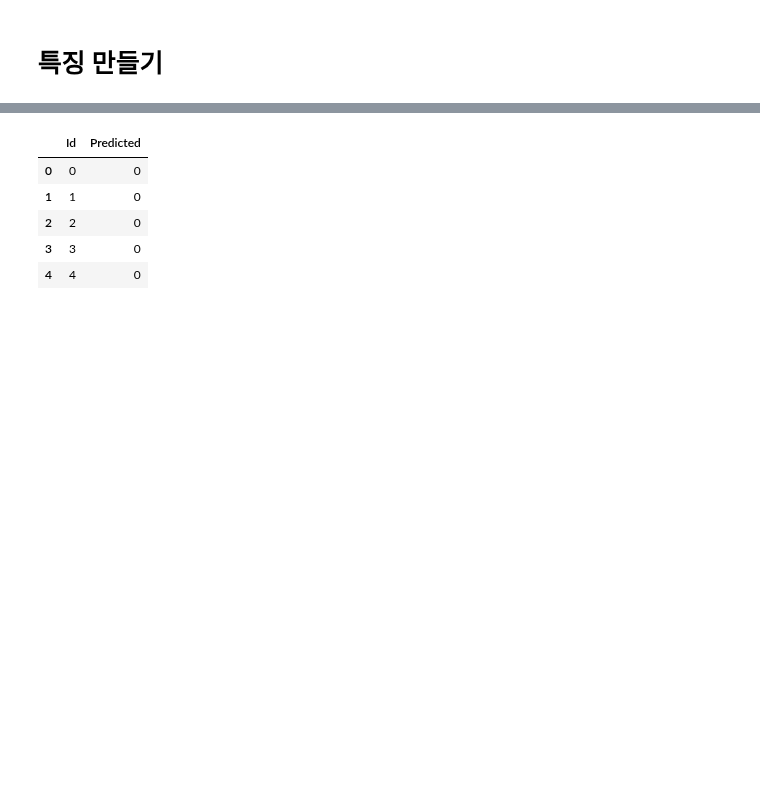
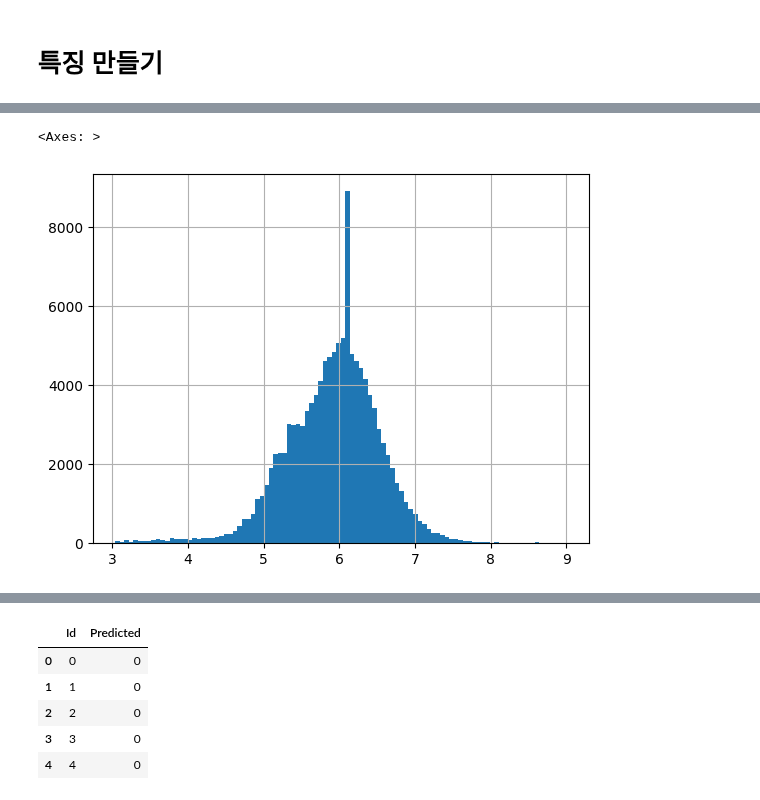
Before and after one commit to dlwls22/Hyundai_DT, a Jupyter notebook: CNC2.ipynb, the cells around one changed output, grey strips where cells are left out. Saved outputs shown, nothing was run; the diff lists cells and outputs as text; code cells hidden in the pictures; blank space fills up the shorter version.

```diff
--- a/CNC2.ipynb
+++ b/CNC2.ipynb
@@ -148,17 +148,21 @@ def estimate_rotation_speed(X2, X3, X4, X5_numeric, X6):
 
 train['Estimated_Rotation_Speed'] = estimate_rotation_speed(train['X2'], train['X3'], train['X4'], train['X5_numeric'], train['X6'])
 test['Estimated_Rotation_Speed'] = estimate_rotation_speed(test['X2'], test['X3'], test['X4'], test['X5_numeric'], test['X6'])
+# %%
+train['X2/X3'] = train['X2'] / train['X3']
+test['X2/X3'] = test['X2'] / test['X3']
 # %%
-cond_indices = train[(train['X2'] <= 500) | (train['X3'] <= 600) | (train['X4'] <= 36) | (train['X6'] <= 265)].index
-
-train.loc[cond_indices, 'X2'] = np.where(train.loc[cond_indices, 'X2'] > 500, train['X2'].mean(), train.loc[cond_indices, 'X2'])
-train.loc[cond_indices, 'X3'] = np.where(train.loc[cond_indices, 'X3'] > 600, train['X3'].mean(), train.loc[cond_indices, 'X3'])
-train.loc[cond_indices, 'X4'] = np.where(train.loc[cond_indices, 'X4'] > 36, train['X4'].mean(), train.loc[cond_indices, 'X4'])
-train.loc[cond_indices, 'X6'] = np.where(train.loc[cond_indices, 'X6'] > 265, train['X6'].mean(), train.loc[cond_indices, 'X6'])
-
+X2_idx = train[(train['X2'] > 500)].index
+X3_idx = train[(train['X3'] > 600)].index
+X4_idx = train[(train['X4'] > 36)].index
+X6_idx = train[(train['X6'] > 265)].index
 Y1_idx = train[(train['Y1'] == 0) | (train['Y1'] > 70000)].index
 Y2_idx = train[(train['Y2'] == 0) | (train['Y2'] > 70000)].index
 
+train.loc[X2_idx, 'X2'] = train.loc[(train ['X2'] >= 500), 'X2'].mean()
+train.loc[X3_idx, 'X3'] = train.loc[(train ['X3'] >= 600), 'X3'].mean()
+train.loc[X4_idx, 'X4'] = train.loc[(train ['X4'] >= 36), 'X4'].mean()
+train.loc[X6_idx, 'X6'] = train.loc[(train ['X6'] >= 265), 'X6'].mean()
 train.loc[Y1_idx, 'Y1'] = train.loc[(train['Y1'] != 0) & (train['Y1'] <= 70000), 'Y1'].mean()
 train.loc[Y2_idx, 'Y2'] = train.loc[(train['Y2'] != 0) & (train['Y2'] <= 70000), 'Y2'].mean()
 # %%
@@ -193,0 +217,6 @@ test[columns_to_scale] = scaler.transform(test[columns_to_scale])
+# %%
+train = train[(train['Y1'] > 3) & (train['Y1'] < 9)]
+train['Y1'].hist(bins=100)
+# %% [output]
+<Axes: >
+[figure, added]
```
Also changed, not shown: parts of 18 cells of this notebook.
